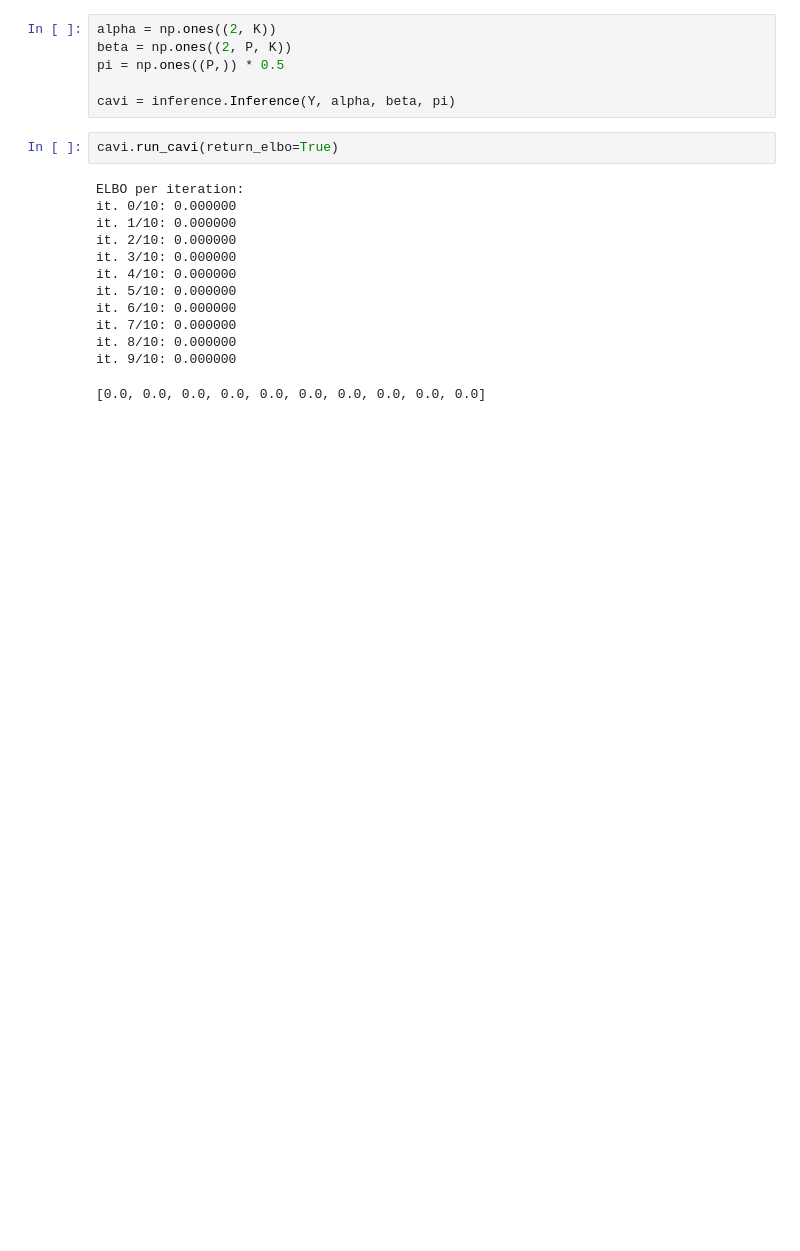
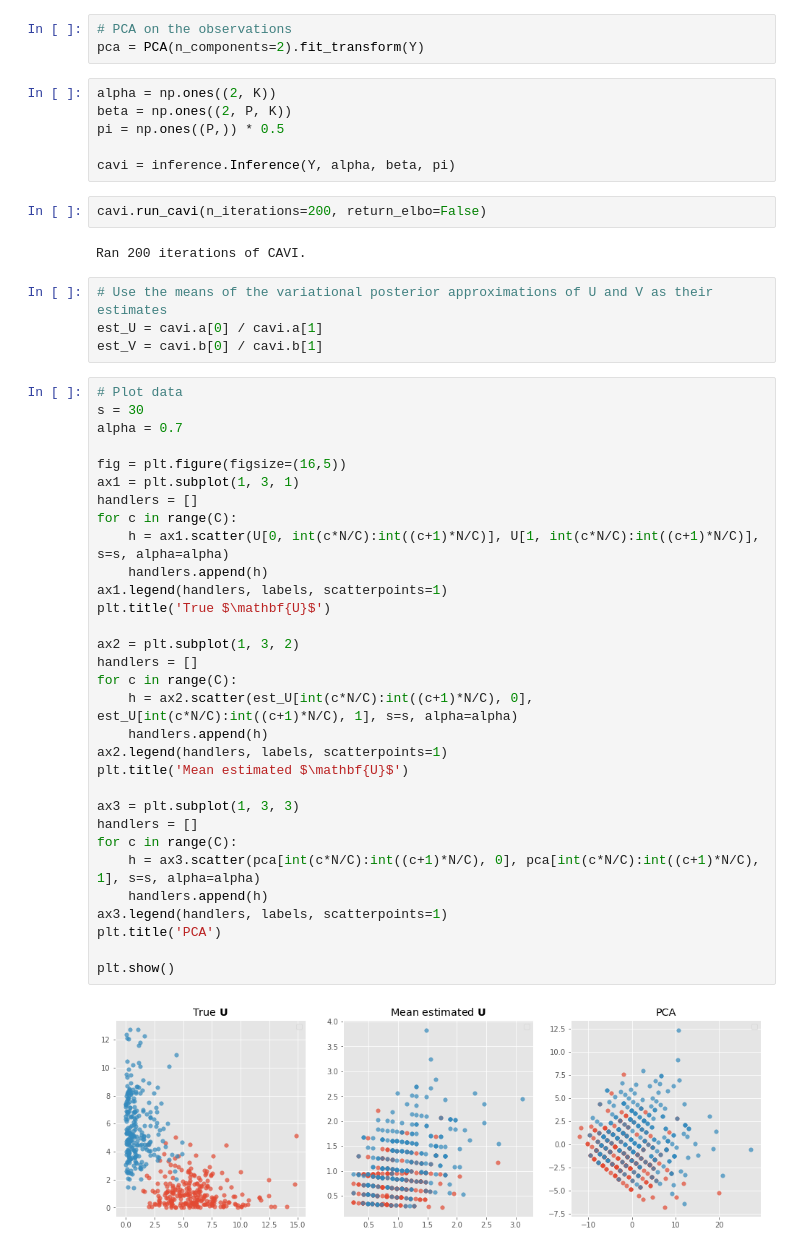
Before and after one commit to pedrofale/mpCMF, a Jupyter notebook: notebooks/pCMF with CAVI.ipynb, the cells around one changed output. Drawn from its saved outputs; the diff is of its cells as text; blank space fills up the shorter version.

```diff
--- a/notebooks/pCMF with CAVI.ipynb
+++ b/notebooks/pCMF with CAVI.ipynb
@@ -73,3 +73,6 @@ plt.show()
+# %%
+# PCA on the observations
+pca = PCA(n_components=2).fit_transform(Y)
 # %%
 alpha = np.ones((2, K))
 beta = np.ones((2, P, K))
@@ -77,17 +80,43 @@ pi = np.ones((P,)) * 0.5
 
 cavi = inference.Inference(Y, alpha, beta, pi)
 # %%
-cavi.run_cavi(return_elbo=True)
+cavi.run_cavi(n_iterations=200, return_elbo=False)
 # %% [output]
-ELBO per iteration:
-it. 0/10: 0.000000
-it. 1/10: 0.000000
-it. 2/10: 0.000000
-it. 3/10: 0.000000
-it. 4/10: 0.000000
-it. 5/10: 0.000000
-it. 6/10: 0.000000
-it. 7/10: 0.000000
-it. 8/10: 0.000000
-it. 9/10: 0.000000
+Ran 200 iterations of CAVI.
-[0.0, 0.0, 0.0, 0.0, 0.0, 0.0, 0.0, 0.0, 0.0, 0.0]
+# %%
+# Use the means of the variational posterior approximations of U and V as their estimates
+est_U = cavi.a[0] / cavi.a[1]
+est_V = cavi.b[0] / cavi.b[1]
+# %%
+# Plot data
+s = 30
+alpha = 0.7
+
+fig = plt.figure(figsize=(16,5))
+ax1 = plt.subplot(1, 3, 1)
+handlers = []
+for c in range(C):
+    h = ax1.scatter(U[0, int(c*N/C):int((c+1)*N/C)], U[1, int(c*N/C):int((c+1)*N/C)], s=s, alpha=alpha)
+    handlers.append(h)
+ax1.legend(handlers, labels, scatterpoints=1)
+plt.title('True $\mathbf{U}$')
+
+ax2 = plt.subplot(1, 3, 2)
+handlers = []
+for c in range(C):
+    h = ax2.scatter(est_U[int(c*N/C):int((c+1)*N/C), 0], est_U[int(c*N/C):int((c+1)*N/C), 1], s=s, alpha=alpha)
+    handlers.append(h)
+ax2.legend(handlers, labels, scatterpoints=1)
+plt.title('Mean estimated $\mathbf{U}$')
+
+ax3 = plt.subplot(1, 3, 3)
+handlers = []
+for c in range(C):
+    h = ax3.scatter(pca[int(c*N/C):int((c+1)*N/C), 0], pca[int(c*N/C):int((c+1)*N/C), 1], s=s, alpha=alpha)
+    handlers.append(h)
+ax3.legend(handlers, labels, scatterpoints=1)
+plt.title('PCA')
+
+plt.show()
+# %% [output]
+[figure, added]
```
Also changed, not shown: parts of 4 cells of this notebook, 1 other file.
